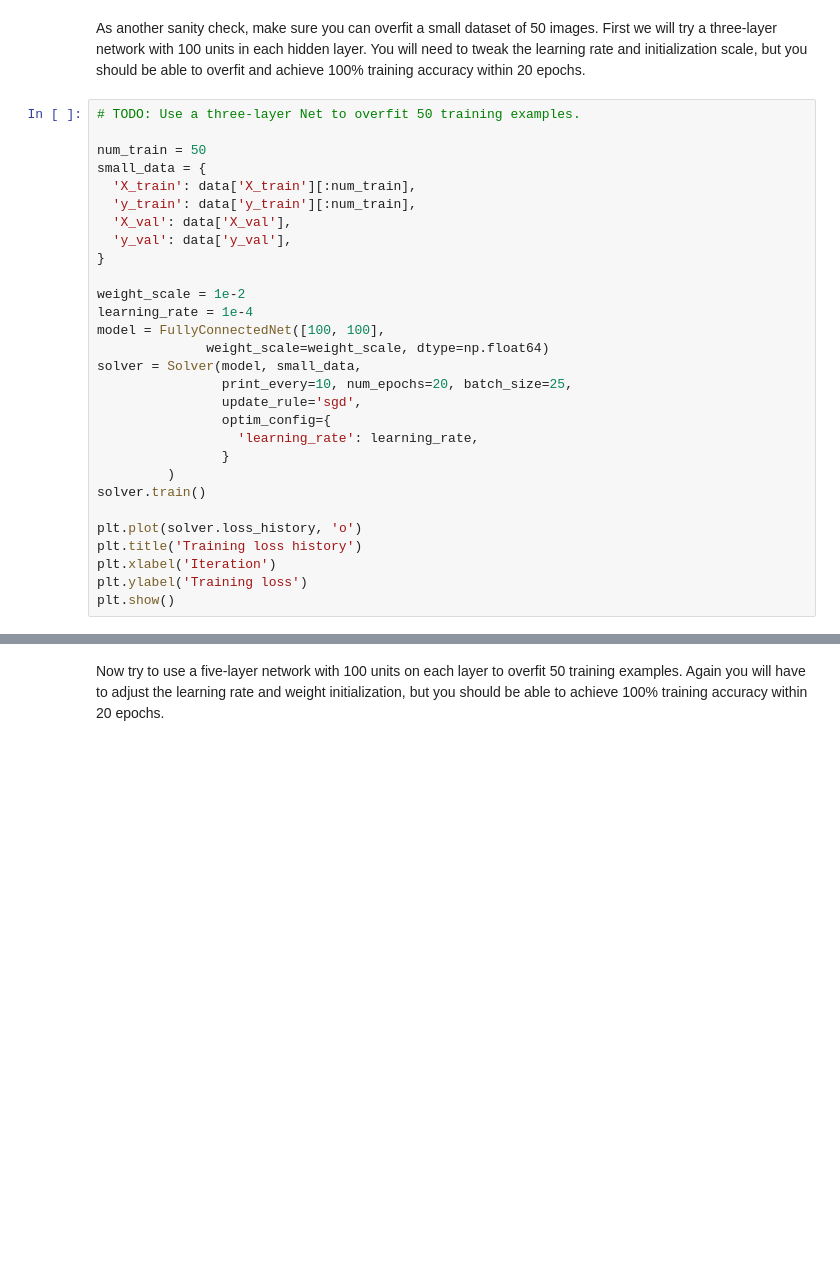
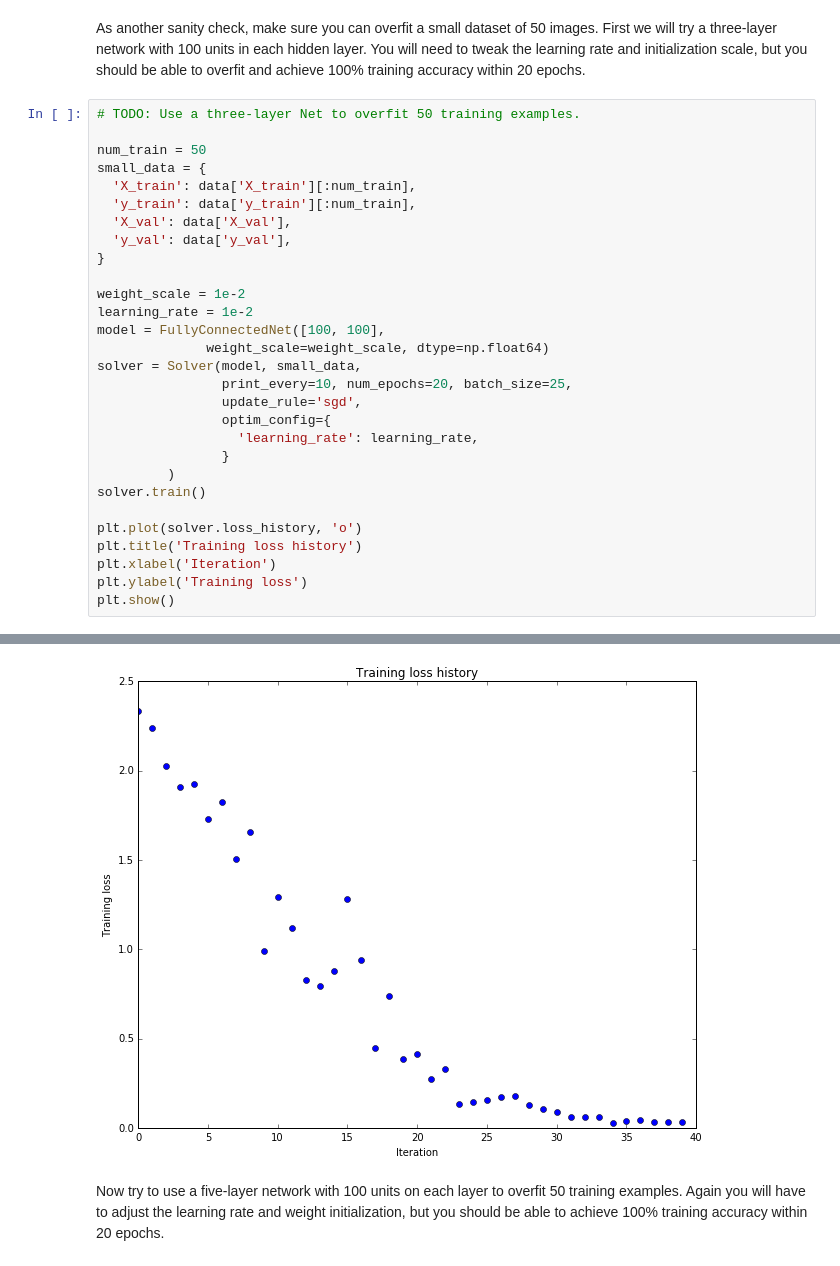
Before and after one commit to tworuler/cs231n-assignments, a Jupyter notebook: assignment2/FullyConnectedNets.ipynb, the cells around one changed output, grey strips where cells are left out. Drawn from its saved outputs; the diff is of its cells as text; blank space fills up the shorter version.

```diff
--- a/assignment2/FullyConnectedNets.ipynb
+++ b/assignment2/FullyConnectedNets.ipynb
@@ -369,7 +433,7 @@ small_data = {
 }
 
 weight_scale = 1e-2
-learning_rate = 1e-4
+learning_rate = 1e-2
 model = FullyConnectedNet([100, 100],
               weight_scale=weight_scale, dtype=np.float64)
 solver = Solver(model, small_data,
@@ -386,3 +450,4 @@ plt.title('Training loss history')
 plt.xlabel('Iteration')
 plt.ylabel('Training loss')
 plt.show()
+# %% [output]
@@ -389,3 +471,4 @@ plt.show()
+[figure, added]
 # %% [markdown]
 Now try to use a five-layer network with 100 units on each layer to overfit 50 training examples. Again you will have to adjust the learning rate and weight initialization, but you should be able to achieve 100% training accuracy within 20 epochs.
 # %%
```
Also changed, not shown: parts of 10 cells of this notebook, 1 other file.
